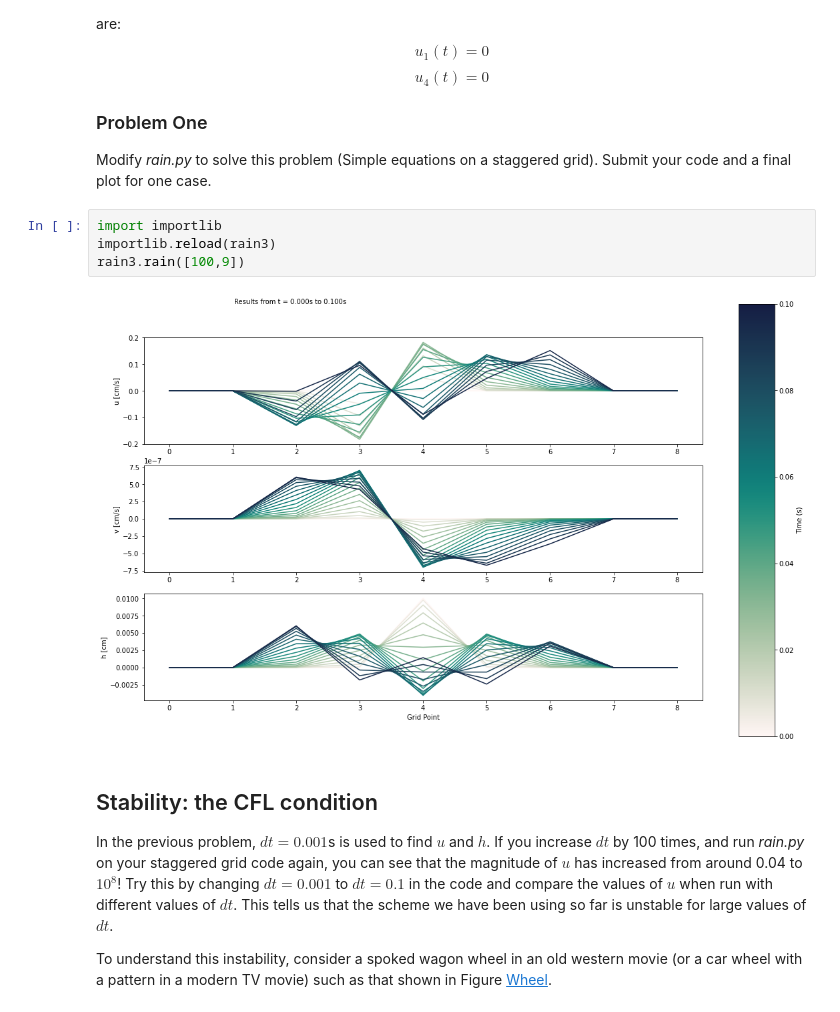
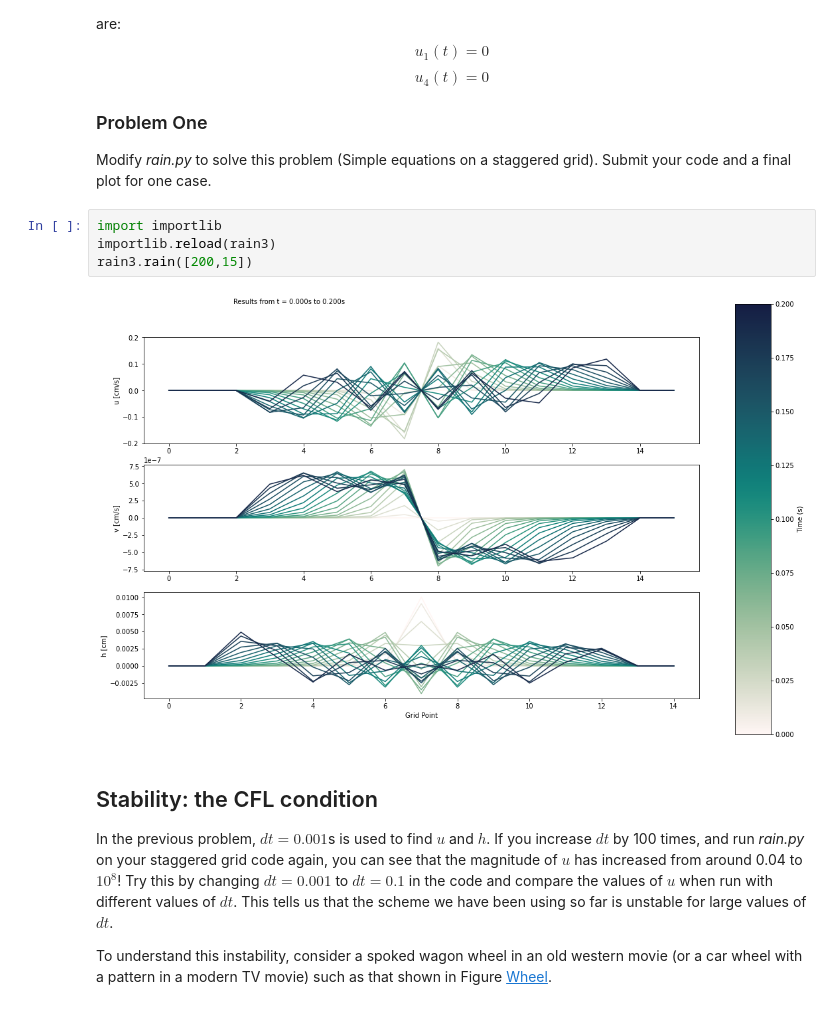
Before and after one commit to JoseEOAS/numeric_2022, a Jupyter notebook: notebooks/lab7/01-lab7-Jvalenti.ipynb, the cells around one changed output. Drawn from its saved outputs; the diff is of its cells as text.

```diff
--- a/notebooks/lab7/01-lab7-Jvalenti.ipynb
+++ b/notebooks/lab7/01-lab7-Jvalenti.ipynb
@@ -528,9 +529,9 @@ one case.
 # %%
 import importlib
 importlib.reload(rain3)
-rain3.rain([100,9])
+rain3.rain([200,15])
 # %% [output]
-[figure, old version]
+[figure, new version]
 # %% [markdown]
 ## Stability: the CFL condition
 [lab7:stability]:(#Stability:-the-CFL-condition)
```
Also changed, not shown: parts of 1 cell of this notebook, 1 other file.
